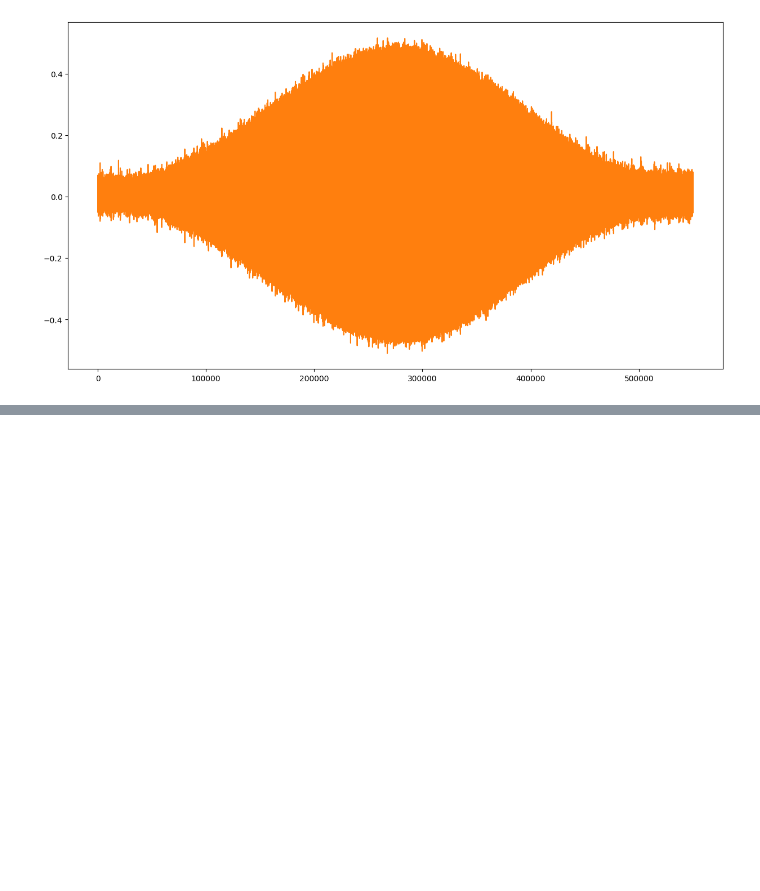
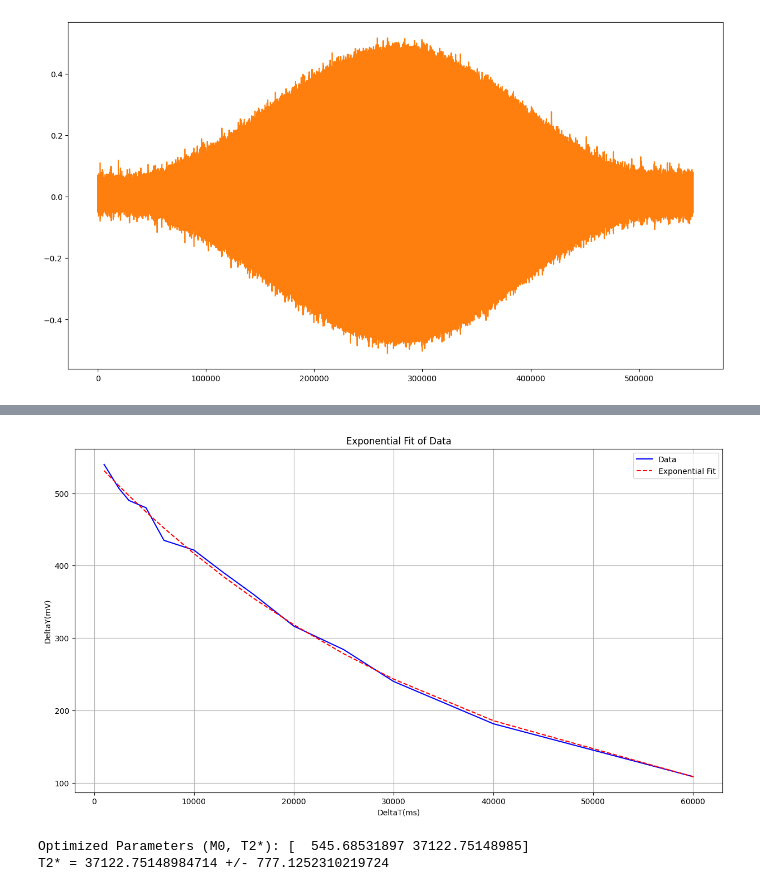
Before and after one commit to sdracia/Quantum-Hardware, a Jupyter notebook: project.ipynb, the cells around one changed output, grey strips where cells are left out. Drawn from its saved outputs; the diff is of its cells as text; code cells hidden in the pictures; blank space fills up the shorter version.

```diff
--- a/project.ipynb
+++ b/project.ipynb
@@ -140,0 +210,30 @@ plt.plot(data)
+# %%
+peak_ampl = pd.read_excel("Amplitude_Data/Amplitude.xlsx", usecols = [5, 6], header = 1)
+peak_ampl.iloc[:, 1] = peak_ampl.iloc[:, 1] / 2
+
+def exponential_func(x, a, tau):
+    return a * np.exp(-x / tau)
+
+popt, pcov = curve_fit(exponential_func, peak_ampl.iloc[:, 0], peak_ampl.iloc[:, 1], p0 = [1000, 20000])
+std_dev_T2 = np.sqrt(pcov[1, 1])
+
+plt.figure(figsize=(15, 8))
+plt.plot(peak_ampl.iloc[:, 0], peak_ampl.iloc[:, 1], 'b-', label='Data')
+plt.plot(peak_ampl.iloc[:, 0], exponential_func(peak_ampl.iloc[:, 0], *popt), 'r--', label='Exponential Fit')
+plt.xlabel(peak_ampl.columns[0])
+plt.ylabel(peak_ampl.columns[1])
+plt.title('Exponential Fit of Data')
+plt.legend()
+plt.grid(True)
+plt.show()
+
+print(f"Optimized Parameters (M0, T2*): {popt}")
+print(f"T2* = {popt[1]} +/- {std_dev_T2}")
+
+################################################
+
+# NB: TIME DATA HERE ARE IN MICROSECONDS!!! 37000 ms -> 0.37 seconds
+# %% [output]
+[figure, added]
+Optimized Parameters (M0, T2*): [  545.68531897 37122.75148985]
+T2* = 37122.75148984714 +/- 777.1252310219724
```
Also changed, not shown: parts of 9 cells of this notebook, 5 other files.
